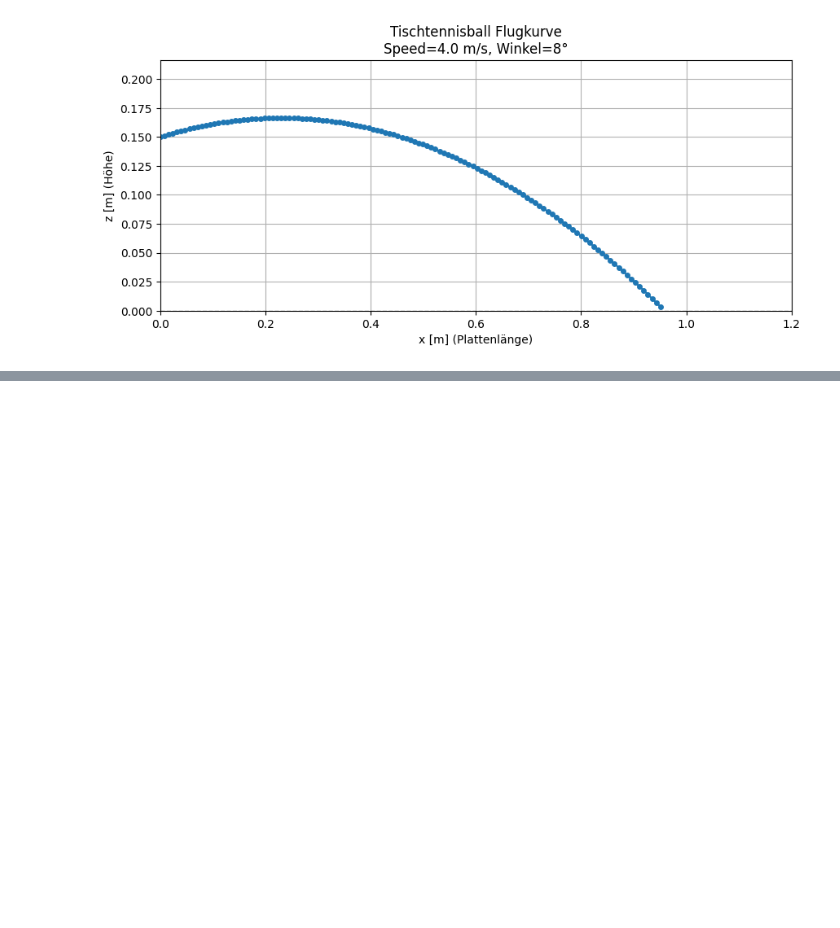
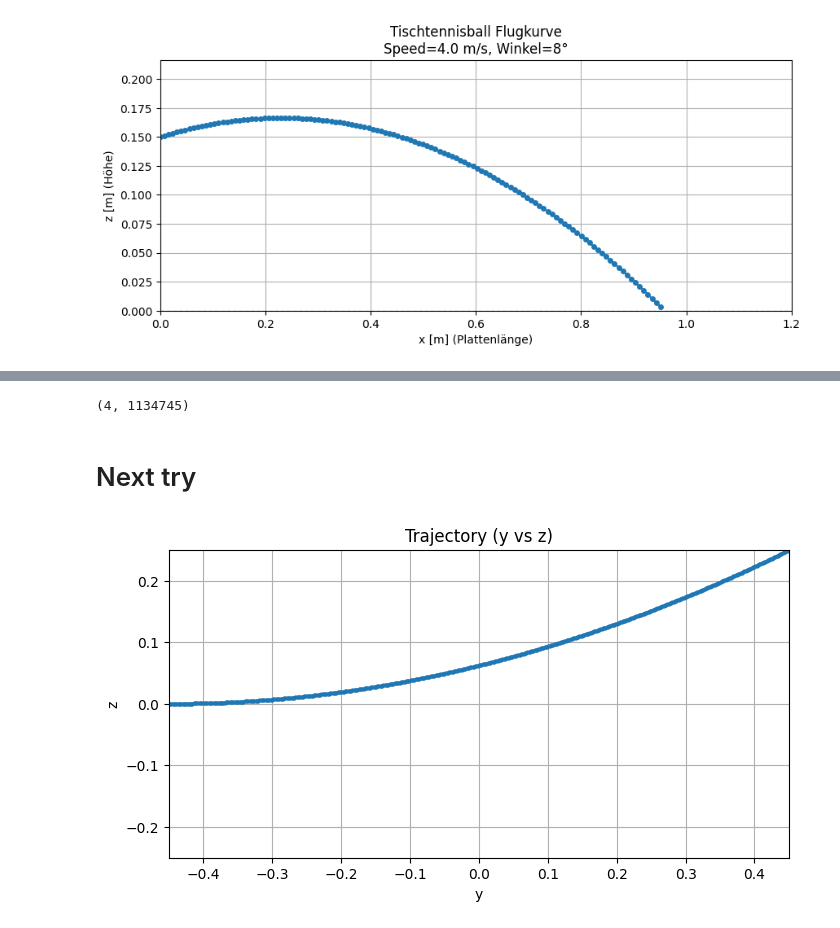
Before and after one commit to leviN1998/Master_Thesis, a Jupyter notebook: notebooks/4.0-lk-ball-trajectory.ipynb, the cells around one changed output, grey strips where cells are left out. Cells and saved outputs as stored; diff of their text form; code cells hidden in the pictures; blank space fills up the shorter version.

```diff
--- a/notebooks/4.0-lk-ball-trajectory.ipynb
+++ b/notebooks/4.0-lk-ball-trajectory.ipynb
@@ -61,0 +78,41 @@ plt.show()
+# %%
+print(data.shape)
+# %% [output]
+(4, 1134745)
+# %% [markdown]
+# Next try
+# %%
+frames = 500
+
+y_start = -0.45
+z_start = 0.25
+y_end = 0.45
+z_end = -0.25
+
+gravity_z = -10
+gravity_z = gravity_z / 10000
+
+speed_y = np.abs(y_end - y_start) / frames
+speed_z = 0
+# %%
+position = np.array([0.0, y_start, 0.0])
+positions = [position.copy()]
+
+for i in range(frames-1):
+    position[1] += speed_y
+    position[2] += speed_z
+    speed_z -= gravity_z / frames
+    positions.append(position.copy())
+# %%
+positions_arr = np.array(positions)
+plt.figure(figsize=(8, 4))
+plt.plot(positions_arr[:, 1], positions_arr[:, 2], marker='o', markersize=2, linestyle='-')
+plt.xlabel('y')
+plt.ylabel('z')
+plt.xlim(y_start, y_end)
+plt.ylim(z_end, z_start)
+plt.title('Trajectory (y vs z)')
+plt.grid(True)
+plt.show()
+# %% [output]
+[figure, added]
```
Also changed, not shown: parts of 8 cells of this notebook, 7 other files.
